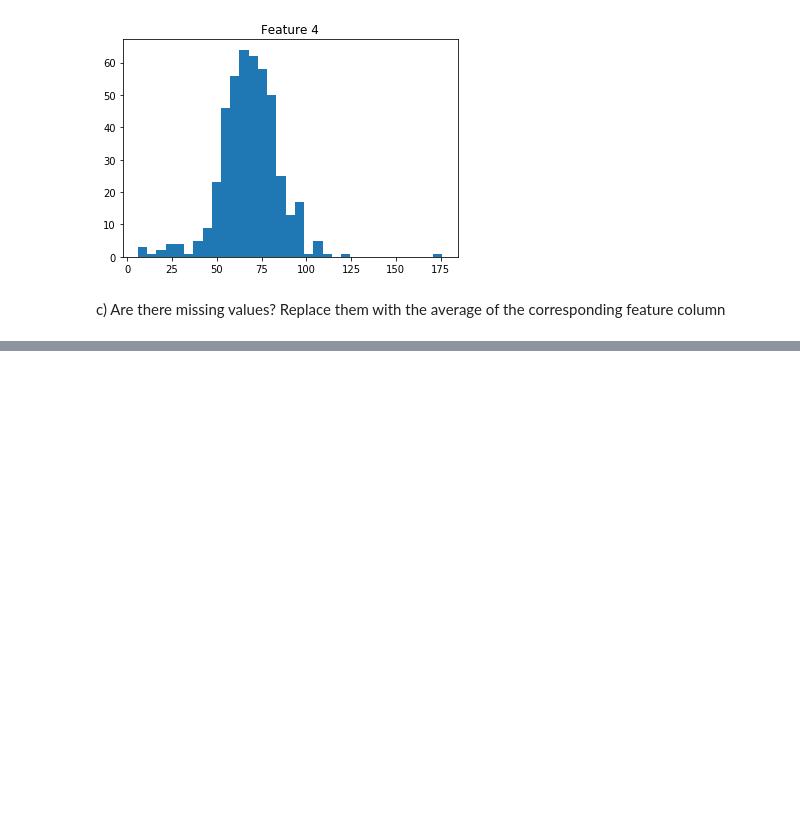
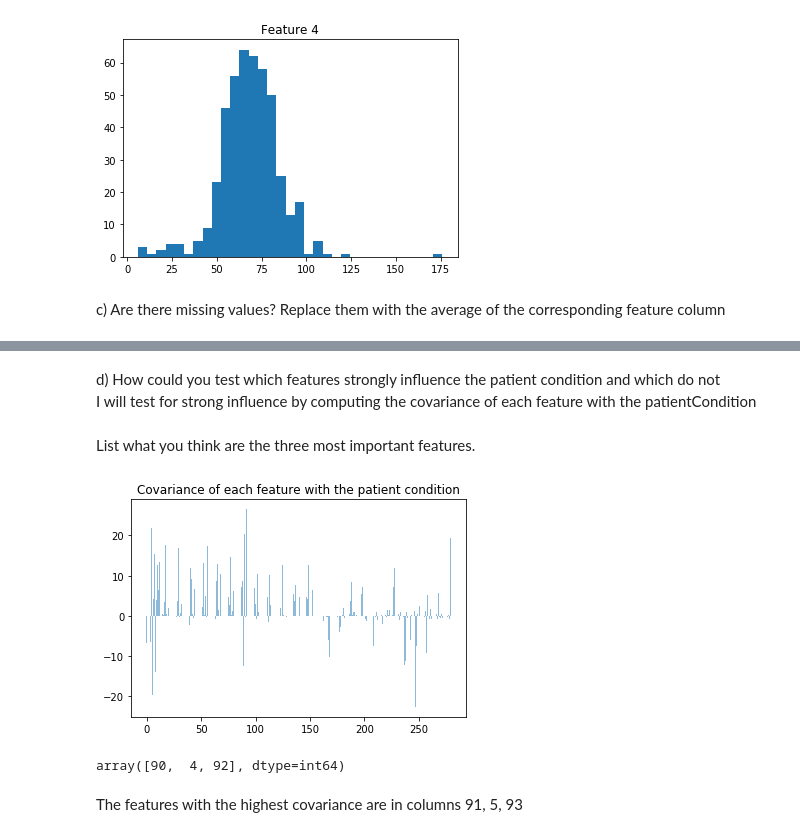
Before and after one commit to JavierPalomares90/Data_Mining_Hw1, a Jupyter notebook: Hw1a.ipynb, the cells around one changed output, grey strips where cells are left out. Drawn from its saved outputs; the diff is of its cells as text; code cells hidden in the pictures; blank space fills up the shorter version.

Commit message:
Still need to find meaning of first 4 columns

```diff
--- a/Hw1a.ipynb
+++ b/Hw1a.ipynb
@@ -311,0 +270,26 @@ numpy.float64
+# %%
+nanMatrix = ~df.applymap(np.isreal)
+# find all the columns that have missing values
+nanCols = nanMatrix.all(0)
+for col in range(len(nanCols)):
+    if(nanCols[col]):
+        # the column has missing values.
+        # replace them with the mean
+        values = df.iloc[:,col]
+        s = 0
+        n = 0
+        # find the mean of the column
+        for row in range(len(values)):
+            if str.isnumeric(values.iloc[row]):
+                s += float(values.iloc[row])
+                n += 1
+        mean = s/n
+        for row in range(len(values)):
+            # replace numeric strings with their numeric value
+            if str.isnumeric(values.iloc[row]):
+                df.iloc[row,col] = float(values.iloc[row])
+             # replace nans with the mean value
+            else:
+                df.iloc[row,col] = mean
+df.info()
+df.describe()
@@ -311,0 +312,24 @@ numpy.float64
+# %% [markdown]
+d) How could you test which features strongly inﬂuence the patient condition and which do not
+I will test for strong influence by computing the covariance of each feature with the patientCondition
+# %%
+featureCovariance = np.zeros(numFeatures)
+for i in range(len(featureCovariance)):
+    feature = df.iloc[:,i]
+    featureCovariance[i] = np.cov(feature.astype('float'),patientCondition)[0][1]
+# %% [markdown]
+List what you think are the three most important features.
+# %%
+x = np.arange(len(featureCovariance))
+
+plt.bar(x, featureCovariance, align='center', alpha=0.5)
+plt.title('Covariance of each feature with the patient condition')
+plt.show()
+# %% [output]
+[figure, added]
+# %%
+np.argpartition(featureCovariance,-3)[-3:]
+# %% [output]
+array([90,  4, 92], dtype=int64)
+# %% [markdown]
+The features with the highest covariance are in columns 91, 5, 93
```
Also changed, not shown: parts of 8 cells of this notebook.
